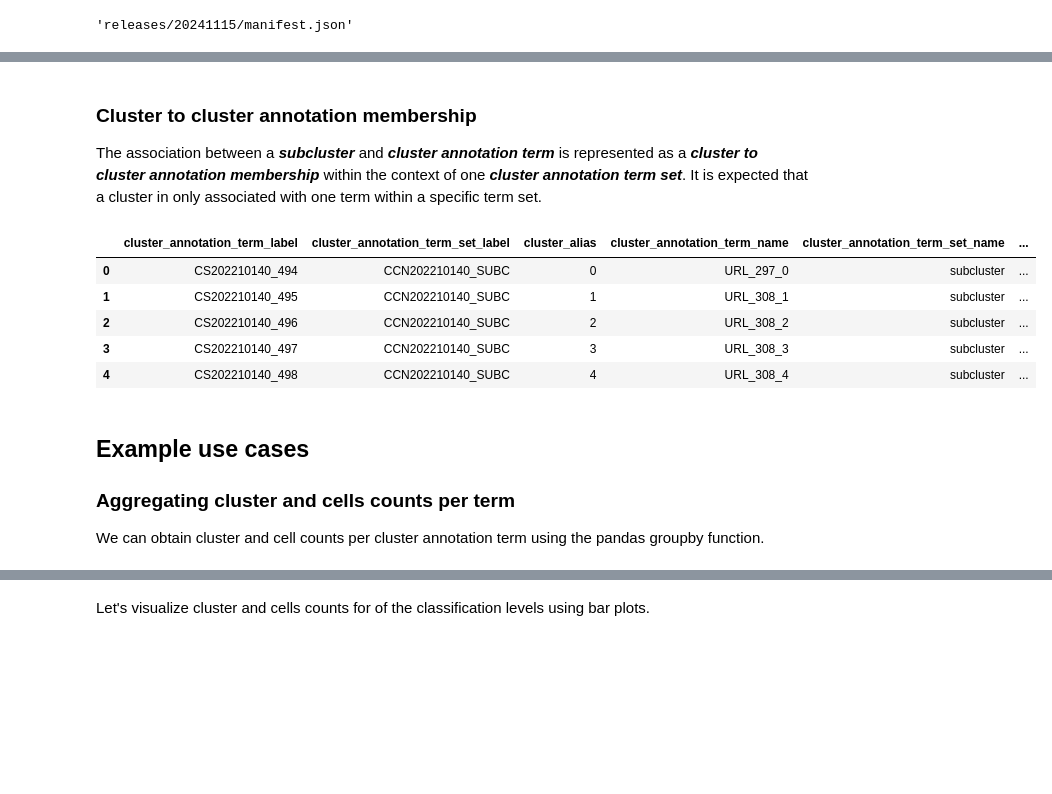
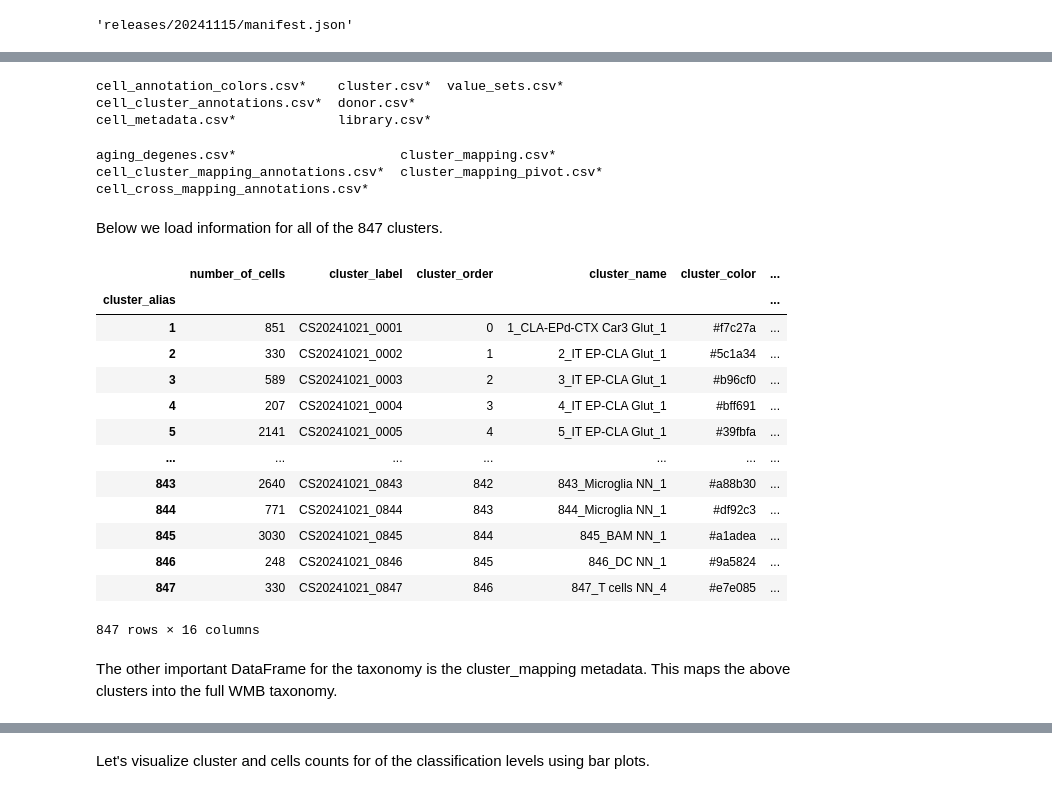
Before and after one commit to rachelhostetler/abc_atlas_access, a Jupyter notebook: notebooks/Zeng-Aging-Mouse_cluster_annotation_tutorial.ipynb, the cells around one changed output, grey strips where cells are left out. Saved outputs shown, nothing was run; the diff lists cells and outputs as text; code cells hidden in the pictures; blank space fills up the shorter version.

Commit message:
Initial draft version of aging mouse notebooks.

```diff
--- a/notebooks/Zeng-Aging-Mouse_cluster_annotation_tutorial.ipynb
+++ b/notebooks/Zeng-Aging-Mouse_cluster_annotation_tutorial.ipynb
@@ -13,6 +15,8 @@ import matplotlib.pyplot as plt
 from pathlib import Path
 
 from abc_atlas_access.abc_atlas_cache.abc_project_cache import AbcProjectCache
+
+pd.set_option('display.max_columns', 500)
 # %% [markdown]
 We will interact with the data using the **AbcProjectCache**. This cache object tracks which data has been downloaded and serves the path to the requsted data on disk. For metadata, the cache can also directly serve a up a Pandas Dataframe. See the ``getting_started`` notebook for more details on using the cache including installing it if it has not already been.
 
@@ -121,18 +36,51 @@ Unlike the Whole Mouse brain data, the term names are unique across term sets.
-# %% [markdown]
-### Cluster to cluster annotation membership
-The association between a ***subcluster*** and ***cluster annotation term*** is represented as a ***cluster to cluster annotation membership*** within the context of one ***cluster annotation term set***. It is expected that a cluster in only associated with one term within a specific term set.
+# %%
+metadata_base = Path(
+    "/allen/programs/celltypes/workgroups/rnaseqanalysis/lydian/mouse_aging_prep/staging/"
+    "metadata/Zeng-Aging-Mouse-10Xv3/20241130"
+)
+taxonomy_base = Path(
+    "/allen/programs/celltypes/workgroups/rnaseqanalysis/lydian/mouse_aging_prep/staging/"
+    "metadata/Zeng-Aging-Mouse-WMB-taxonomy/20241130"
+)
+# abc_cache.list_metadata_files('Zeng-Aging-Mouse-10Xv3')
+# %%
+ls /allen/programs/celltypes/workgroups/rnaseqanalysis/lydian/mouse_aging_prep/staging/metadata/Zeng-Aging-Mouse-10Xv3/20241130
+# %% [output]
+cell_annotation_colors.csv*    cluster.csv*  value_sets.csv*
+cell_cluster_annotations.csv*  donor.csv*
+cell_metadata.csv*             library.csv*
+# %%
+ls /allen/programs/celltypes/workgroups/rnaseqanalysis/lydian/mouse_aging_prep/staging/metadata/Zeng-Aging-Mouse-WMB-taxonomy/20241130
+# %% [output]
+aging_degenes.csv*                     cluster_mapping.csv*
+cell_cluster_mapping_annotations.csv*  cluster_mapping_pivot.csv*
+cell_cross_mapping_annotations.csv*
+# %% [markdown]
+Below we load information for all of the 847 clusters.
 # %%
-membership = abc_cache.get_metadata_dataframe(directory='WHB-taxonomy', file_name='cluster_to_cluster_annotation_membership')
-membership.head(5)
+cluster_info = pd.read_csv(
+    metadata_base / 'cluster.csv',
+    dtype={'cluster_label': str}
+).set_index('cluster_alias')
+# mapping_annotations = abc_cache.get_metadata_dataframe(
+#     directory='WHB-taxonomy',
+#     file_name='cluster_to_cluster_annotation_membership'
+# )
+cluster_info
 # %% [output]
-|  | cluster_annotation_term_label | cluster_annotation_term_set_label | cluster_alias | cluster_annotation_term_name | cluster_annotation_term_set_name | ... |
-| 0 | CS202210140_494 | CCN202210140_SUBC | 0 | URL_297_0 | subcluster | ... |
-| 1 | CS202210140_495 | CCN202210140_SUBC | 1 | URL_308_1 | subcluster | ... |
-| 2 | CS202210140_496 | CCN202210140_SUBC | 2 | URL_308_2 | subcluster | ... |
-| 3 | CS202210140_497 | CCN202210140_SUBC | 3 | URL_308_3 | subcluster | ... |
-| 4 | CS202210140_498 | CCN202210140_SUBC | 4 | URL_308_4 | subcluster | ... |
+|  | number_of_cells | cluster_label | cluster_order | cluster_name | cluster_color | ... |
+| cluster_alias |  |  |  |  |  | ... |
+| 1 | 851 | CS20241021_0001 | 0 | 1_CLA-EPd-CTX Car3 Glut_1 | #f7c27a | ... |
+| 2 | 330 | CS20241021_0002 | 1 | 2_IT EP-CLA Glut_1 | #5c1a34 | ... |
+| 3 | 589 | CS20241021_0003 | 2 | 3_IT EP-CLA Glut_1 | #b96cf0 | ... |
+| 4 | 207 | CS20241021_0004 | 3 | 4_IT EP-CLA Glut_1 | #bff691 | ... |
+| 5 | 2141 | CS20241021_0005 | 4 | 5_IT EP-CLA Glut_1 | #39fbfa | ... |
+| ... | ... | ... | ... | ... | ... | ... |
+| 843 | 2640 | CS20241021_0843 | 842 | 843_Microglia NN_1 | #a88b30 | ... |
+| 844 | 771 | CS20241021_0844 | 843 | 844_Microglia NN_1 | #df92c3 | ... |
+| 845 | 3030 | CS20241021_0845 | 844 | 845_BAM NN_1 | #a1adea | ... |
+| 846 | 248 | CS20241021_0846 | 845 | 846_DC NN_1 | #9a5824 | ... |
+| 847 | 330 | CS20241021_0847 | 846 | 847_T cells NN_4 | #e7e085 | ... |
+847 rows × 16 columns
-# %% [markdown]
-## Example use cases
-### Aggregating cluster and cells counts per term
-
-We can obtain cluster and cell counts per cluster annotation term using the pandas groupby function.
+# %% [markdown]
+The other important DataFrame for the taxonomy is the cluster_mapping metadata. This maps the above clusters into the full WMB taxonomy.
```
Also changed, not shown: parts of 44 cells of this notebook, 1 other file.
